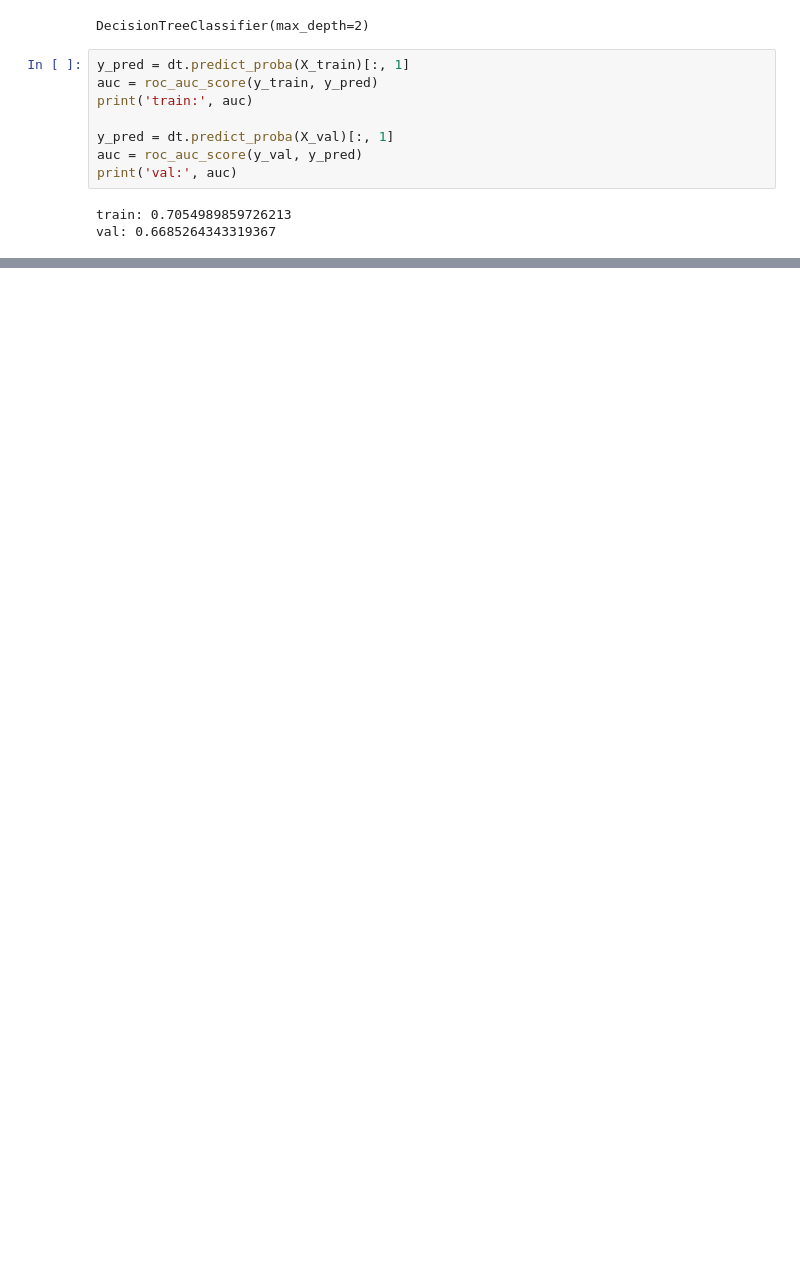
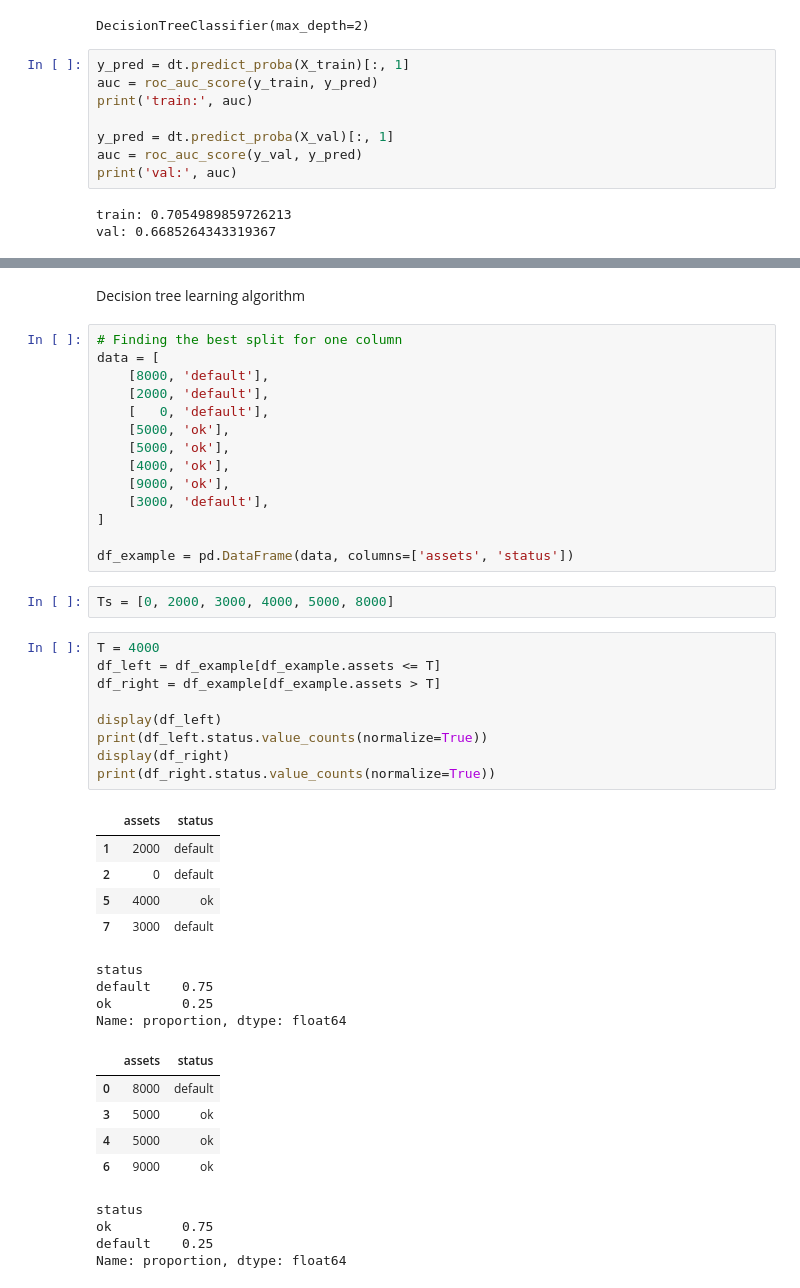
Before and after one commit to william-kambi/CREDIT-RISK-SCORING-PROJECT, a Jupyter notebook: .ipynb, the cells around one changed output, grey strips where cells are left out. Drawn from its saved outputs; the diff is of its cells as text; blank space fills up the shorter version.

```diff
--- a/.ipynb
+++ b/.ipynb
@@ -204,0 +227,55 @@ print(export_text(dt, feature_names=list(dv.get_feature_names_out())))
+# %% [markdown]
+Decision tree learning algorithm
+
+<!-- Tree vocabulary -->
+<!-- First, the names for the parts of a tree: -->
+
+<!-- A node contains a condition, for example assets > 3000. -->
+<!-- Two branches go out of it: one for "true" and one for "false". -->
+<!-- The node at the top is the root; every node except the leaves is a parent of two other nodes. -->
+<!-- The nodes at the bottom are leaves (decision nodes): this is where the tree stops and the prediction is made. -->
+<!-- The depth of a tree is the number of levels - the length of the longest path from the root to a leaf. -->
+# %%
+# Finding the best split for one column
+data = [
+    [8000, 'default'],
+    [2000, 'default'],
+    [   0, 'default'],
+    [5000, 'ok'],
+    [5000, 'ok'],
+    [4000, 'ok'],
+    [9000, 'ok'],
+    [3000, 'default'],
+]
+
+df_example = pd.DataFrame(data, columns=['assets', 'status'])
+# %%
+Ts = [0, 2000, 3000, 4000, 5000, 8000]
+# %%
+T = 4000
+df_left = df_example[df_example.assets <= T]
+df_right = df_example[df_example.assets > T]
+
+display(df_left)
+print(df_left.status.value_counts(normalize=True))
+display(df_right)
+print(df_right.status.value_counts(normalize=True))
+# %% [output]
+|  | assets | status |
+| 1 | 2000 | default |
+| 2 | 0 | default |
+| 5 | 4000 | ok |
+| 7 | 3000 | default |
+status
+default    0.75
+ok         0.25
+Name: proportion, dtype: float64
+|  | assets | status |
+| 0 | 8000 | default |
+| 3 | 5000 | ok |
+| 4 | 5000 | ok |
+| 6 | 9000 | ok |
+status
+ok         0.75
+default    0.25
+Name: proportion, dtype: float64
```
Also changed, not shown: parts of 30 cells of this notebook.
